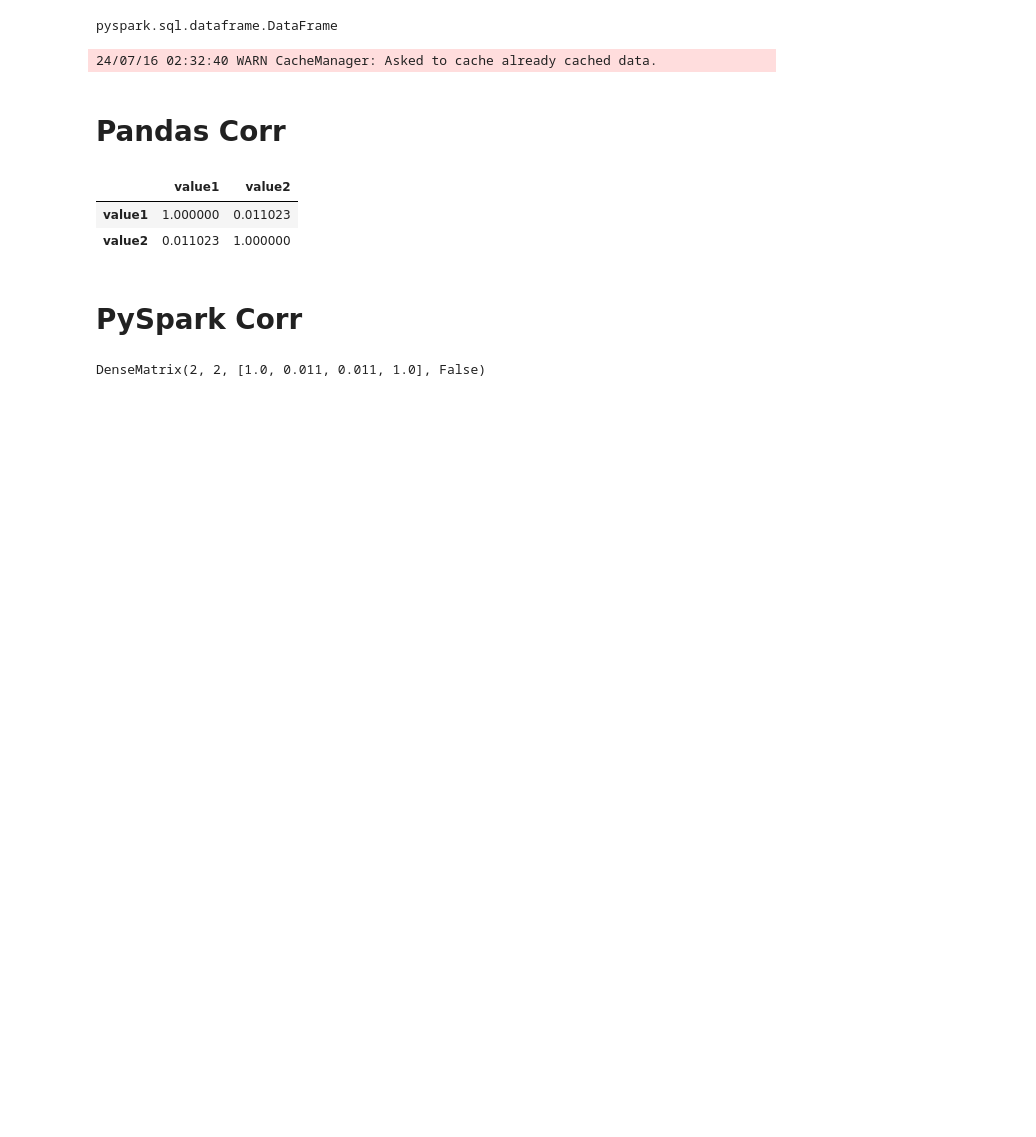
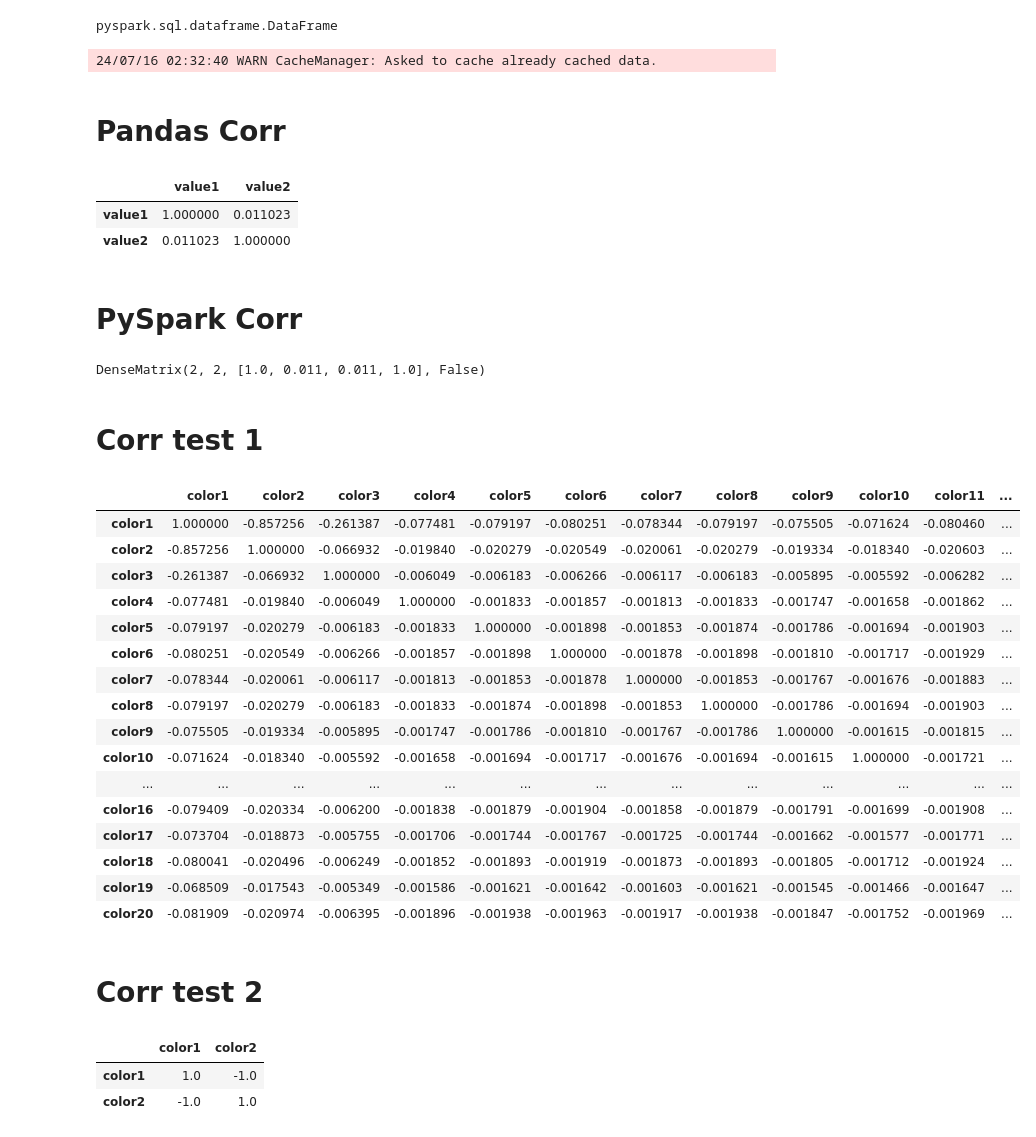
Before and after one commit to mathmathpp2/synapselightgbm_trial, a Jupyter notebook: corr.ipynb, the cells around one changed output. Cells and saved outputs as stored; diff of their text form; code cells hidden in the pictures; blank space fills up the shorter version.

Commit message:
update corr

```diff
--- a/corr.ipynb
+++ b/corr.ipynb
@@ -103,3 +103,68 @@ from pyspark.ml.stat import Correlation
 Correlation.corr(df_sample, "features").head()[0]
 # %% [output]
 DenseMatrix(2, 2, [1.0, 0.011, 0.011, 1.0], False)
+# %% [markdown]
+# Corr test 1
+# %%
+# 色の数を設定
+num_colors = 20
+# %%
+import pandas as pd
+import numpy as np
+
+# データ数の設定
+num_records = 100000
+
+colors = [f'color{i+1}' for i in range(num_colors)]
+
+# 各色の割合
+ratios = {
+    'color1': 0.77,
+    'color2': 0.18,
+    'color3': 0.02,
+    'others': 0.03,
+}
+
+# データの初期化
+data = {color: [0] * num_records for color in colors}
+
+# 色の割り当て
+np.random.seed(42)  # 再現性のためにシードを固定
+assignments = (
+    ['color1'] * int(num_records * ratios['color1']) +
+    ['color2'] * int(num_records * ratios['color2']) +
+    ['color3'] * int(num_records * ratios['color3']) +
+    np.random.choice([color for color in colors if color not in ['color1', 'color2', 'color3']],
+                     int(num_records * ratios['others']), replace=True).tolist()
+)
+np.random.shuffle(assignments)
+
+for i, color in enumerate(assignments):
+    data[color][i] = 1
+
+# DataFrameの作成
+df = pd.DataFrame(data)
+
+# 相関係数の計算
+correlation_matrix = df.corr()
+correlation_matrix
+# %% [output]
+|  | color1 | color2 | color3 | color4 | color5 | color6 | color7 | color8 | color9 | color10 | color11 | ... |
+| color1 | 1.000000 | -0.857256 | -0.261387 | -0.077481 | -0.079197 | -0.080251 | -0.078344 | -0.079197 | -0.075505 | -0.071624 | -0.080460 | ... |
+| color2 | -0.857256 | 1.000000 | -0.066932 | -0.019840 | -0.020279 | -0.020549 | -0.020061 | -0.020279 | -0.019334 | -0.018340 | -0.020603 | ... |
+| color3 | -0.261387 | -0.066932 | 1.000000 | -0.006049 | -0.006183 | -0.006266 | -0.006117 | -0.006183 | -0.005895 | -0.005592 | -0.006282 | ... |
+| color4 | -0.077481 | -0.019840 | -0.006049 | 1.000000 | -0.001833 | -0.001857 | -0.001813 | -0.001833 | -0.001747 | -0.001658 | -0.001862 | ... |
+| color5 | -0.079197 | -0.020279 | -0.006183 | -0.001833 | 1.000000 | -0.001898 | -0.001853 | -0.001874 | -0.001786 | -0.001694 | -0.001903 | ... |
+| color6 | -0.080251 | -0.020549 | -0.006266 | -0.001857 | -0.001898 | 1.000000 | -0.001878 | -0.001898 | -0.001810 | -0.001717 | -0.001929 | ... |
+| color7 | -0.078344 | -0.020061 | -0.006117 | -0.001813 | -0.001853 | -0.001878 | 1.000000 | -0.001853 | -0.001767 | -0.001676 | -0.001883 | ... |
+| color8 | -0.079197 | -0.020279 | -0.006183 | -0.001833 | -0.001874 | -0.001898 | -0.001853 | 1.000000 | -0.001786 | -0.001694 | -0.001903 | ... |
+| color9 | -0.075505 | -0.019334 | -0.005895 | -0.001747 | -0.001786 | -0.001810 | -0.001767 | -0.001786 | 1.000000 | -0.001615 | -0.001815 | ... |
+| color10 | -0.071624 | -0.018340 | -0.005592 | -0.001658 | -0.001694 | -0.001717 | -0.001676 | -0.001694 | -0.001615 | 1.000000 | -0.001721 | ... |
+| ... | ... | ... | ... | ... | ... | ... | ... | ... | ... | ... | ... | ... |
+| color16 | -0.079409 | -0.020334 | -0.006200 | -0.001838 | -0.001879 | -0.001904 | -0.001858 | -0.001879 | -0.001791 | -0.001699 | -0.001908 | ... |
+| color17 | -0.073704 | -0.018873 | -0.005755 | -0.001706 | -0.001744 | -0.001767 | -0.001725 | -0.001744 | -0.001662 | -0.001577 | -0.001771 | ... |
+| color18 | -0.080041 | -0.020496 | -0.006249 | -0.001852 | -0.001893 | -0.001919 | -0.001873 | -0.001893 | -0.001805 | -0.001712 | -0.001924 | ... |
+| color19 | -0.068509 | -0.017543 | -0.005349 | -0.001586 | -0.001621 | -0.001642 | -0.001603 | -0.001621 | -0.001545 | -0.001466 | -0.001647 | ... |
+| color20 | -0.081909 | -0.020974 | -0.006395 | -0.001896 | -0.001938 | -0.001963 | -0.001917 | -0.001938 | -0.001847 | -0.001752 | -0.001969 | ... |
+# %% [markdown]
+# Corr test 2
@@ -105,0 +178,10 @@ DenseMatrix(2, 2, [1.0, 0.011, 0.011, 1.0], False)
+# %%
+# 2カテゴリだけのとき
+color1 = [1, 1, 1, 1, 1, 1, 1, 1, 0, 0]
+color2 = [0, 0, 0, 0, 0, 0, 0, 0, 1, 1]
+df = pd.DataFrame({"color1": color1, "color2": color2})
+df.corr()
+# %% [output]
+|  | color1 | color2 |
+| color1 | 1.0 | -1.0 |
+| color2 | -1.0 | 1.0 |
```
Also changed, not shown: parts of 6 cells of this notebook.
